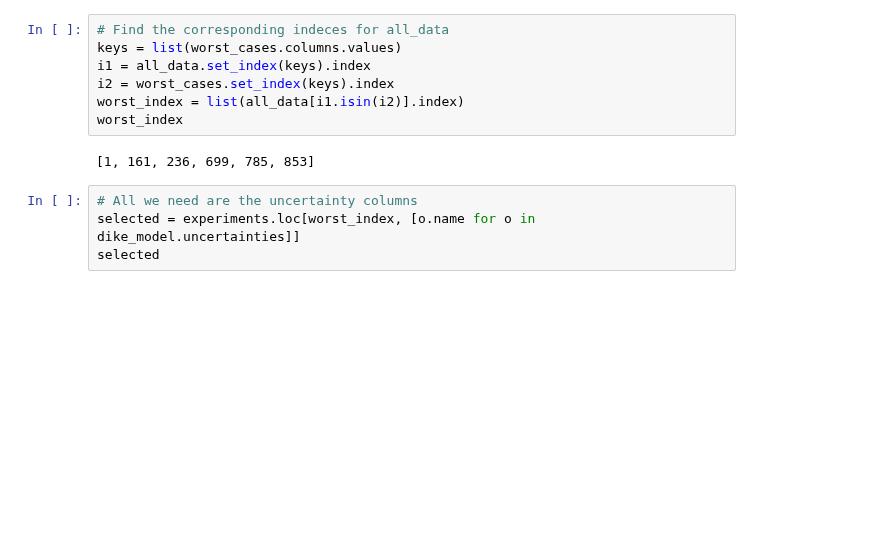
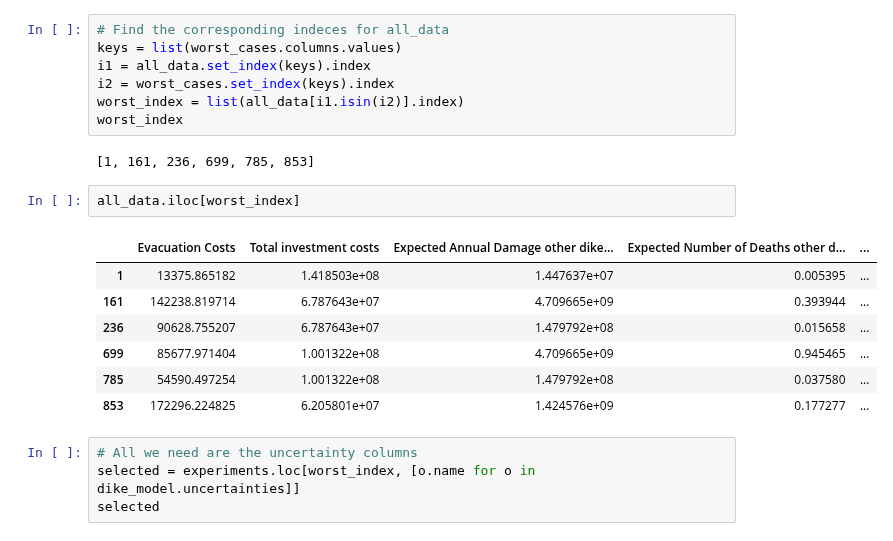
Before and after one commit to tamarvooijs/MBDM, a Jupyter notebook: final assignment/Multi-Scen MORDM Laszlo.ipynb, the cells around one changed output. Saved outputs shown, nothing was run; the diff lists cells and outputs as text; blank space fills up the shorter version.

```diff
--- a/final assignment/Multi-Scen MORDM Laszlo.ipynb
+++ b/final assignment/Multi-Scen MORDM Laszlo.ipynb
@@ -86,6 +57,16 @@ worst_index = list(all_data[i1.isin(i2)].index)
 worst_index
 # %% [output]
 [1, 161, 236, 699, 785, 853]
+# %%
+all_data.iloc[worst_index]
+# %% [output]
+|  | Evacuation Costs | Total investment costs | Expected Annual Damage other dike... | Expected Number of Deaths other d... | ... |
+| 1 | 13375.865182 | 1.418503e+08 | 1.447637e+07 | 0.005395 | ... |
+| 161 | 142238.819714 | 6.787643e+07 | 4.709665e+09 | 0.393944 | ... |
+| 236 | 90628.755207 | 6.787643e+07 | 1.479792e+08 | 0.015658 | ... |
+| 699 | 85677.971404 | 1.001322e+08 | 4.709665e+09 | 0.945465 | ... |
+| 785 | 54590.497254 | 1.001322e+08 | 1.479792e+08 | 0.037580 | ... |
+| 853 | 172296.224825 | 6.205801e+07 | 1.424576e+09 | 0.177277 | ... |
 # %%
 # All we need are the uncertainty columns
 selected = experiments.loc[worst_index, [o.name for o in dike_model.uncertainties]]
```
Also changed, not shown: parts of 9 cells of this notebook, 4 other files.
